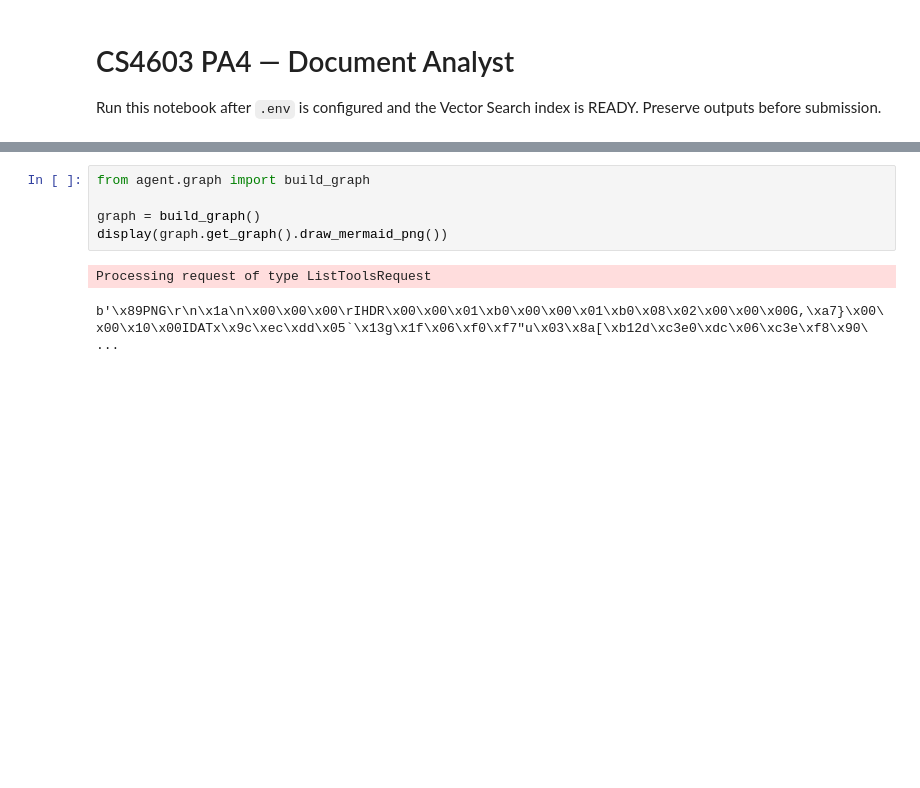
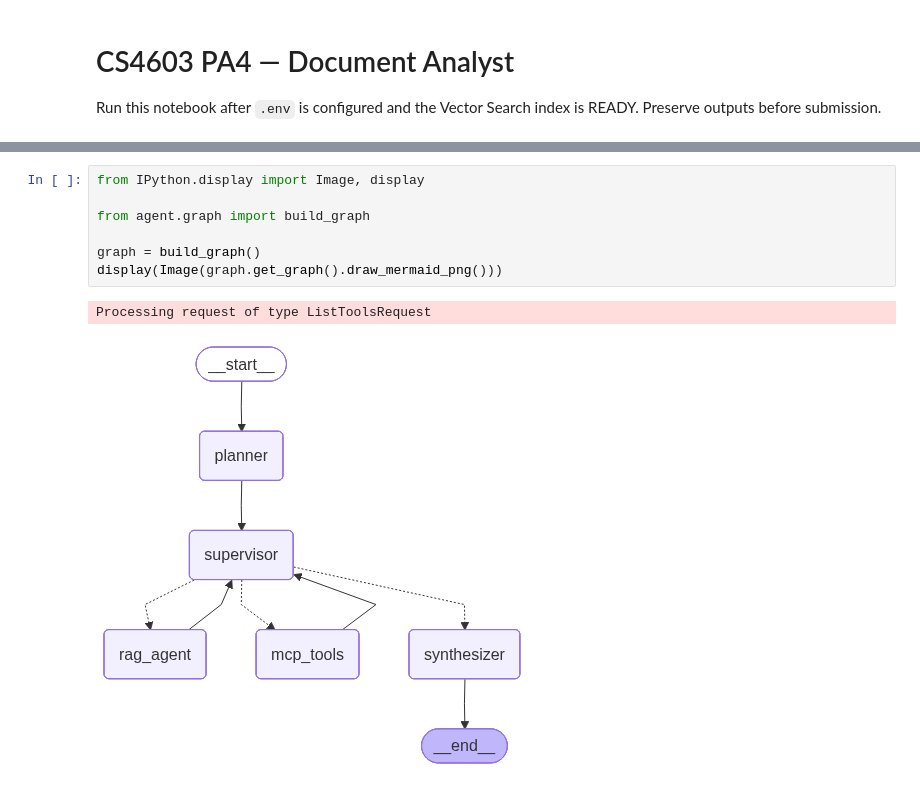
Before and after one commit to RahymFaisalKhan/cs4603-pa4, a Jupyter notebook: pa4.ipynb, the cells around one changed output, grey strips where cells are left out. Saved outputs shown, nothing was run; the diff lists cells and outputs as text; blank space fills up the shorter version.

```diff
--- a/pa4.ipynb
+++ b/pa4.ipynb
@@ -39,12 +39,14 @@ Meridian Motor Corporation's Annual Report covering fiscal year 2023
 --------------------------------------------------------------------------------
 # %%
+from IPython.display import Image, display
+
 from agent.graph import build_graph
 
 graph = build_graph()
-display(graph.get_graph().draw_mermaid_png())
+display(Image(graph.get_graph().draw_mermaid_png()))
 # %% [output]
 Processing request of type ListToolsRequest
-b'\x89PNG\r\n\x1a\n\x00\x00\x00\rIHDR\x00\x00\x01\xb0\x00\x00\x01\xb0\x08\x02\x00\x00\x00G,\xa7}\x00\x00\x10\x00IDATx\x9c\xec\xdd\x05`\x13g\x1f\x06\xf0\xf7"u\x03\x8a[\xb12d\xc3e0\xdc\x06\xc3e\xf8\x90\ ...
+[figure, added]
 # %%
 queries = [
     "What was the net income in 2023?",
```
Also changed, not shown: parts of 6 cells of this notebook, 6 other files.
